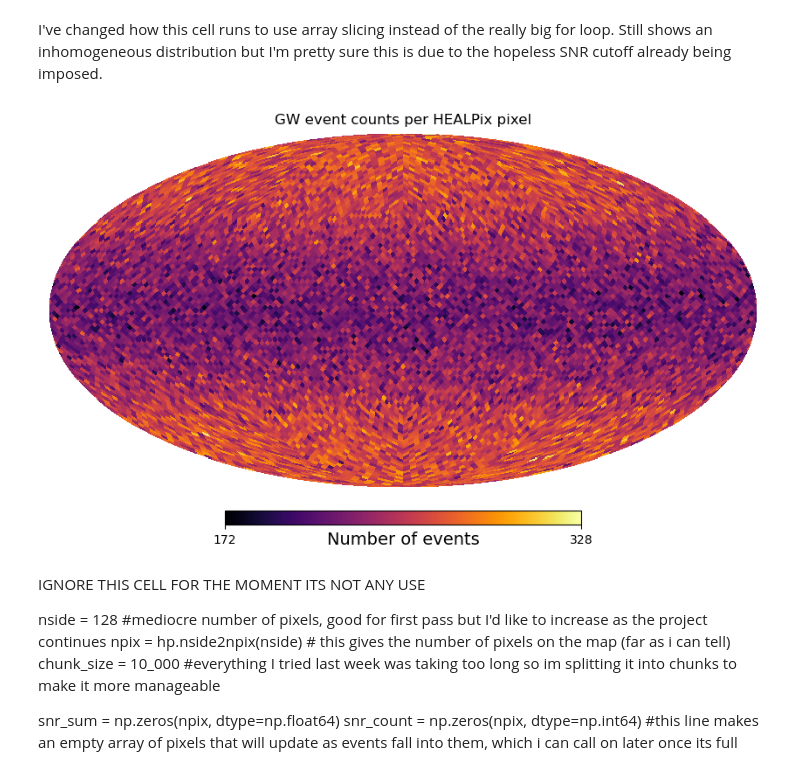
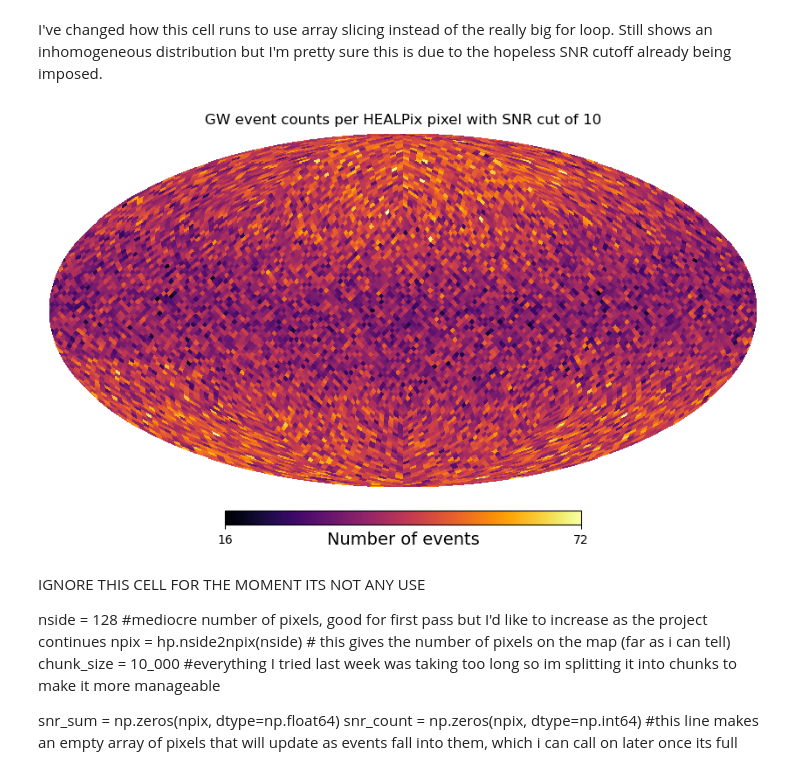
Before and after one commit to AStevens33/Cosmology-Masters-Project-, a Jupyter notebook: jupnotebooktrial.ipynb, the cells around one changed output. Drawn from its saved outputs; the diff is of its cells as text; code cells hidden in the pictures.

Commit message:
Mean FAR for each pipeline and attempted rough and ready approach to working out SNR hopeless cuts already imposed. Plot updated with new SNR cut

```diff
--- a/jupnotebooktrial.ipynb
+++ b/jupnotebooktrial.ipynb
@@ -29,27 +29,28 @@ I've changed how this cell runs to use array slicing instead of the really big f
 # %%
 nside = 32 #mediocre number of pixels, good for first pass but I'd like to increase as the project continues
 npix = hp.nside2npix(nside) # this gives the number of pixels on the map (far as i can tell)
 chunk_size = 500_000 #everything I tried last week was taking too long so im splitting it into chunks to make it more manageable
-
+snr_cut = 10.0
 counts = np.zeros(npix, dtype=np.float64) #this line makes an empty array of pixels that will update as events fall into them, which i can call on later once its full (NEWLY CHANGED TO FLOAT FOR WHEN I START TO INCLUDE WEIGHTING)
 
 with h5py.File(filename, 'r') as f:  #reading in the file and making sure I dont read every row at once and blow up my computer
     events = f['events'] #shorthand again
     ra = events.fields('right_ascension')[:]
     dec = events.fields('declination')[:]
-    valid = np.isfinite(ra) & np.isfinite(dec)
-    pixels = hp.ang2pix(nside, np.pi/2 - dec, ra, lonlat = False)
+    snr = events.fields('mbta_rec_snr_net')[:]
+    valid = np.isfinite(ra) & np.isfinite(dec) & np.isfinite(snr) & (snr >= snr_cut)
+    pixels = hp.ang2pix(nside, np.pi/2 - dec[valid], ra[valid], lonlat = False)
     counts = np.bincount(pixels, minlength=npix)
 
 hp.mollview(
     counts,
-    title='GW event counts per HEALPix pixel',
+    title='GW event counts per HEALPix pixel with SNR cut of 10',
     unit='Number of events',
     cmap='inferno'
 )
 plt.show()
 # %% [output]
-[figure, old version]
+[figure, new version]
 # %% [markdown]
 IGNORE THIS CELL FOR THE MOMENT ITS NOT ANY USE
 
```
Also changed, not shown: parts of 12 cells of this notebook.
